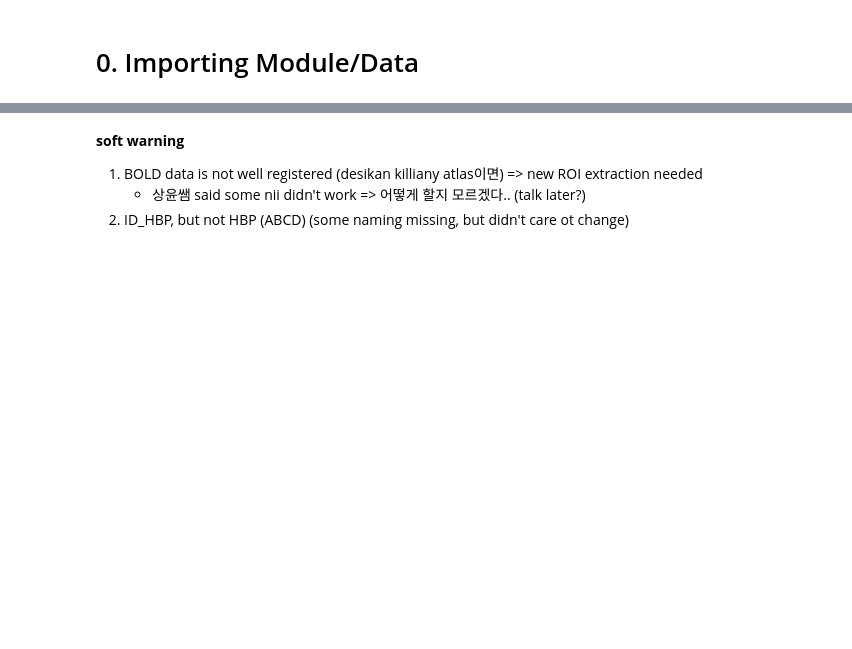
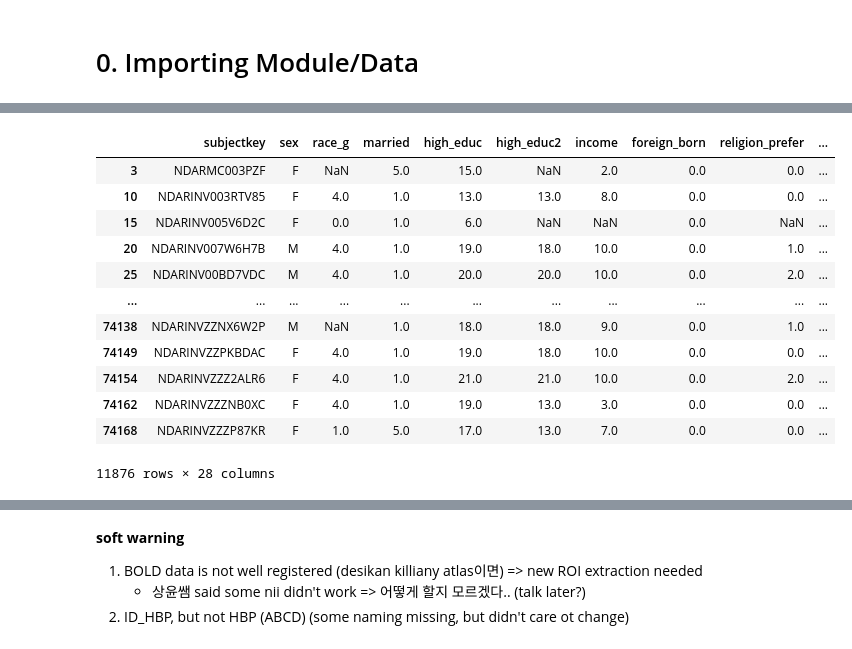
Before and after one commit to Transconnectome/TVB, a Jupyter notebook: Brain_Connectivity/TVB_version.ipynb, the cells around one changed output, grey strips where cells are left out. Drawn from its saved outputs; the diff is of its cells as text; code cells hidden in the pictures; blank space fills up the shorter version.

```diff
--- a/Brain_Connectivity/TVB_version.ipynb
+++ b/Brain_Connectivity/TVB_version.ipynb
@@ -55,3 +71,20 @@ meta_data = utils.load_metadata.metadata(data_dir)
+# %%
+#demo data
+meta_data.load_demo()
+# %% [output]
+|  | subjectkey | sex | race_g | married | high_educ | high_educ2 | income | foreign_born | religion_prefer | ... |
+| 3 | NDARMC003PZF | F | NaN | 5.0 | 15.0 | NaN | 2.0 | 0.0 | 0.0 | ... |
+| 10 | NDARINV003RTV85 | F | 4.0 | 1.0 | 13.0 | 13.0 | 8.0 | 0.0 | 0.0 | ... |
+| 15 | NDARINV005V6D2C | F | 0.0 | 1.0 | 6.0 | NaN | NaN | 0.0 | NaN | ... |
+| 20 | NDARINV007W6H7B | M | 4.0 | 1.0 | 19.0 | 18.0 | 10.0 | 0.0 | 1.0 | ... |
+| 25 | NDARINV00BD7VDC | M | 4.0 | 1.0 | 20.0 | 20.0 | 10.0 | 0.0 | 2.0 | ... |
+| ... | ... | ... | ... | ... | ... | ... | ... | ... | ... | ... |
+| 74138 | NDARINVZZNX6W2P | M | NaN | 1.0 | 18.0 | 18.0 | 9.0 | 0.0 | 1.0 | ... |
+| 74149 | NDARINVZZPKBDAC | F | 4.0 | 1.0 | 19.0 | 18.0 | 10.0 | 0.0 | 0.0 | ... |
+| 74154 | NDARINVZZZ2ALR6 | F | 4.0 | 1.0 | 21.0 | 21.0 | 10.0 | 0.0 | 2.0 | ... |
+| 74162 | NDARINVZZZNB0XC | F | 4.0 | 1.0 | 19.0 | 13.0 | 3.0 | 0.0 | 0.0 | ... |
+| 74168 | NDARINVZZZP87KR | F | 1.0 | 5.0 | 17.0 | 13.0 | 7.0 | 0.0 | 0.0 | ... |
+11876 rows × 28 columns
 # %%
 ##looking at some examples
 sample_sub = subjects[0]
```
Also changed, not shown: parts of 23 cells of this notebook, 3 other files.
